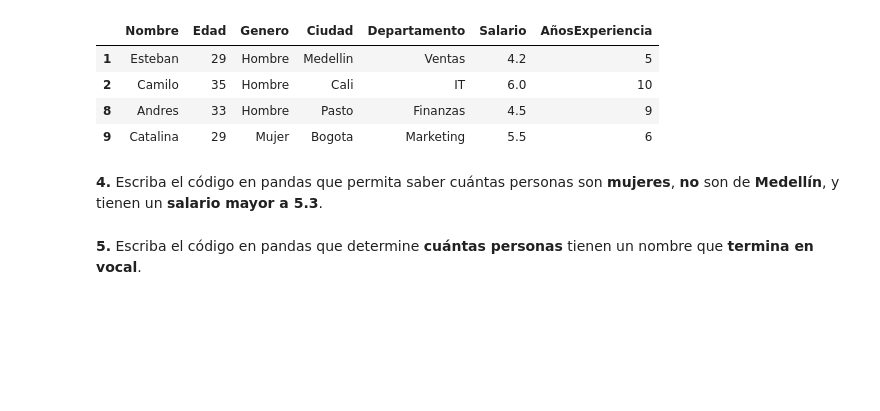
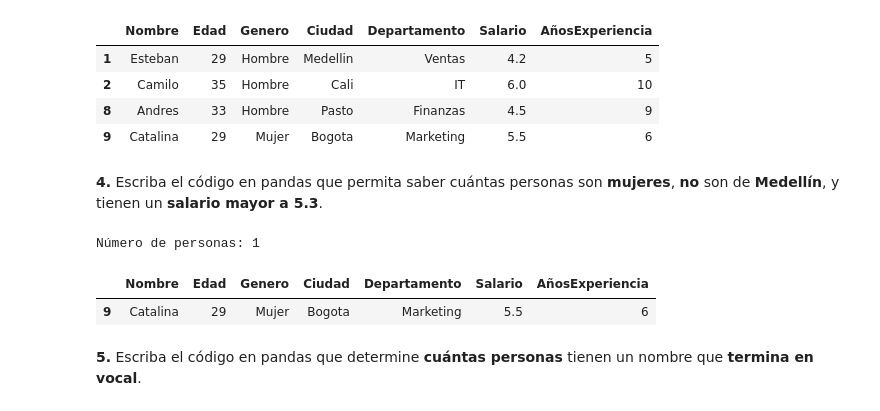
Before and after one commit to juanhp08/laughing-waddle, a Jupyter notebook: Taller_Preparcial_Seccion3_Pandas.ipynb, the cells around one changed output. Drawn from its saved outputs; the diff is of its cells as text; code cells hidden in the pictures; blank space fills up the shorter version.

```diff
--- a/Taller_Preparcial_Seccion3_Pandas.ipynb
+++ b/Taller_Preparcial_Seccion3_Pandas.ipynb
@@ -240,6 +240,15 @@ Número de registros que cumplen las condiciones: 4
 **4.** Escriba el código en pandas que permita saber cuántas personas son **mujeres**, **no** son de **Medellín**, y tienen un **salario mayor a 5.3**.
 # %%
 # Escriba aquí su código
+condicion = (df["Genero"] == "Mujer") & (df["Ciudad"] != "Medellin") & (df["Salario"] > 5.3)
+df_filtrado = df[condicion]
+cantidad = len(df_filtrado)
+print(f"Número de personas: {cantidad}")
+df_filtrado
+# %% [output]
+Número de personas: 1
+|  | Nombre | Edad | Genero | Ciudad | Departamento | Salario | AñosExperiencia |
+| 9 | Catalina | 29 | Mujer | Bogota | Marketing | 5.5 | 6 |
 # %% [markdown]
 **5.** Escriba el código en pandas que determine **cuántas personas** tienen un nombre que **termina en vocal**.
 # %%
```
